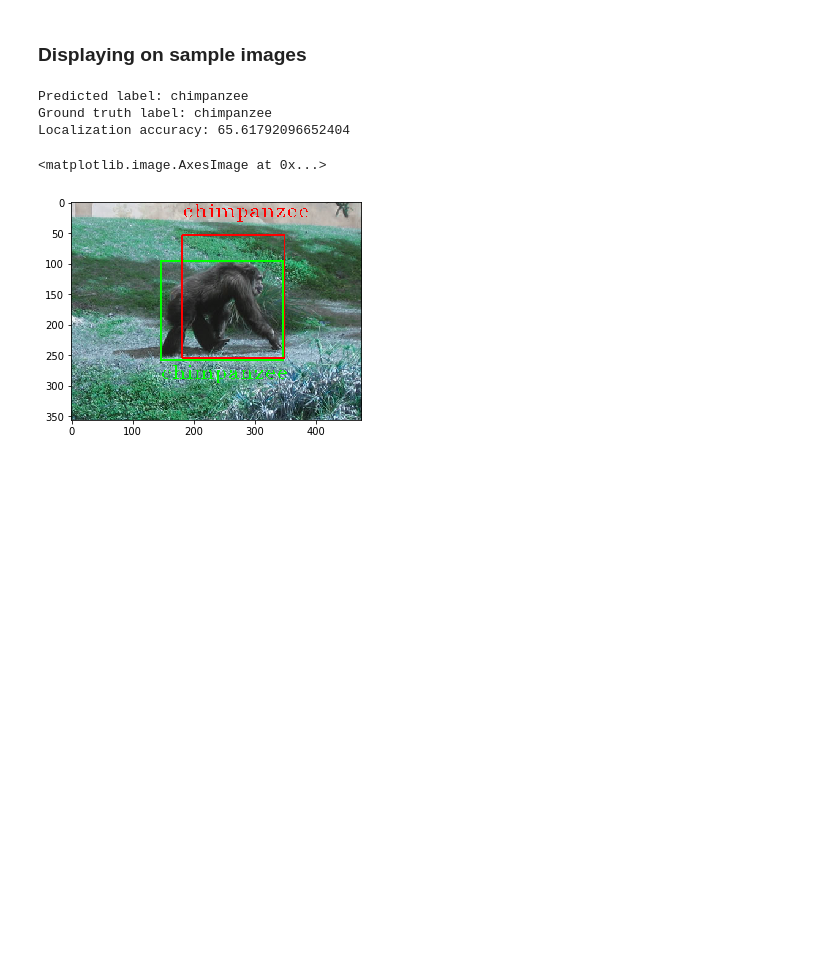
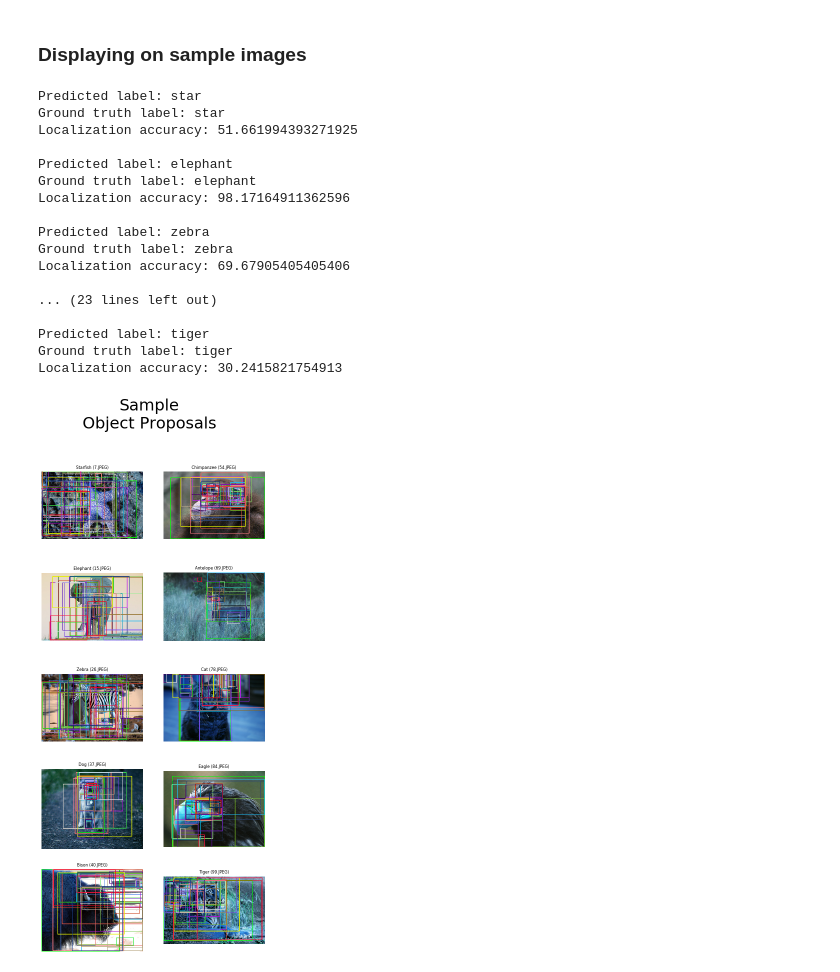
Before and after one commit to fuadaghazada/Object-Localization-and-Recognition, a Jupyter notebook: src/Project.ipynb, the cells around one changed output. Cells and saved outputs as stored; diff of their text form; code cells hidden in the pictures; blank space fills up the shorter version.

```diff
--- a/src/Project.ipynb
+++ b/src/Project.ipynb
@@ -34,4 +34,4 @@ model = resnet50(pretrained=True)
 # %%
 if TRAIN_FLAG is True:
     # Loading the train set (feature vectors and feature label)
-    train_features = load_train_dataset(model)
+    train_features = load_train_dataset(model, l2_normalization=False)
@@ -58,6 +84,6 @@ edge_detection = cv2.ximgproc.createStructuredEdgeDetection('../model/model.yml'
 # %%
 # Testing results
-test_predictions, box_boundaries = test(edge_detection, model, svm_models)
+test_predictions, box_boundaries = test(edge_detection, model, svm_models, l2_normalization=False)
 # %% [output]
 Testing: '0.JPEG'...
 Extracting candidate windows: '0.JPEG'...
@@ -144,17 +184,22 @@ def overlayed_image(idx, draw_all_boxes=False, draw_labels=False):
     print("Predicted label:", class_names[predicted_label])
     print("Ground truth label:", class_names[true_label])
     print("Localization accuracy:", evaluation2_results['localization_accuracies'][idx])
+    print("")
 
     # Ground Truth label text
     if draw_labels is True:
-        cv2.putText(image, class_names[true_label], (box_x1, box_y2 + 30), cv2.FONT_HERSHEY_TRIPLEX, 1.0, (0, 255, 0))
+        cv2.putText(image, class_names[true_label], (box_x1 + 30, box_y1 + 50), cv2.FONT_HERSHEY_TRIPLEX, 1.0, (0, 255, 0))
 
     # Drawing
     if draw_all_boxes is True:
-        for box in box_boundaries[idx]:
-            box_x1, box_y1, width, height = box
+        for i in range(len(box_boundaries[idx])):
+            box_x1, box_y1, width, height = box_boundaries[idx][i]
             box_x2, box_y2 = box_x1 + width, box_y1 + height
-            cv2.rectangle(image, (box_x1, box_y1), (box_x2, box_y2), (255, 0, 0), 2)
+
+            # generate different colors
+            new_color = (i*11%255, i*17%255, i*29%255)
+
+            cv2.rectangle(image, (box_x1, box_y1), (box_x2, box_y2), new_color, 2)
     else:
         # Draw only the 'best' predicted box
         box_x1, box_y1, width, height = box_boundaries[idx][box_index]
@@ -163,14 +208,52 @@ def overlayed_image(idx, draw_all_boxes=False, draw_labels=False):
 
     # Prediction label text
     if draw_labels is True:
-        cv2.putText(image, class_names[true_label], (box_x1, box_y1 - 30), cv2.FONT_HERSHEY_TRIPLEX, 1.0, (255, 0, 0))
+        cv2.putText(image, class_names[predicted_label], (box_x1, box_y1 + 30), cv2.FONT_HERSHEY_TRIPLEX, 1.0, (255, 0, 0))
 
     return image
-# %%
-plt.imshow(overlayed_image(59, draw_labels=True))
-# %% [output]
-Predicted label: chimpanzee
-Ground truth label: chimpanzee
-Localization accuracy: 65.61792096652404
-<matplotlib.image.AxesImage at 0x...>
-[figure, removed]
+# %%
+# define a 5x2 grid
+figure, axis = plt.subplots(5, 2, figsize=(8, 18))
+
+# define some samples
+samples = [[7, "Starfish"], [15, "Elephant"], [26, "Zebra"], [37, "Dog"],
+          [40, "Bison"], [54, "Chimpanzee"], [69, "Antelope"], [74, "Cat"],
+          [84, "Eagle"], [99, "Tiger"]]
+
+for i in range(10):
+
+    # grid indices of the current image
+    if i < 5:
+        grid_x, grid_y = i, 0
+    else:
+        grid_x, grid_y = i % 5, 1
+
+    # plot the current image (enlargened)
+    img = overlayed_image(samples[i][0], draw_all_boxes=True)
+    height, width, channels = img.shape
+    axis[grid_x, grid_y].imshow(cv2.resize(img, (width * 3, height * 3)), cmap=plt.cm.gray)
+    title = samples[i][1] + " (" + str(samples[i][0]) + ".JPEG)"
+    axis[grid_x, grid_y].set_title(title, fontsize=8)
+    axis[grid_x, grid_y].axis("off")
+
+plt.suptitle("Sample\nObject Proposals", fontsize=32)
+plt.savefig("grid.png")
+# %% [output]
+Predicted label: star
+Ground truth label: star
+Localization accuracy: 51.661994393271925
+
+Predicted label: elephant
+Ground truth label: elephant
+Localization accuracy: 98.17164911362596
+
+Predicted label: zebra
+Ground truth label: zebra
+Localization accuracy: 69.67905405405406
+
+... (23 lines left out)
+
+Predicted label: tiger
+Ground truth label: tiger
+Localization accuracy: 30.2415821754913
+[figure, added]
```
Also changed, not shown: parts of 7 cells of this notebook, 5 other files.
